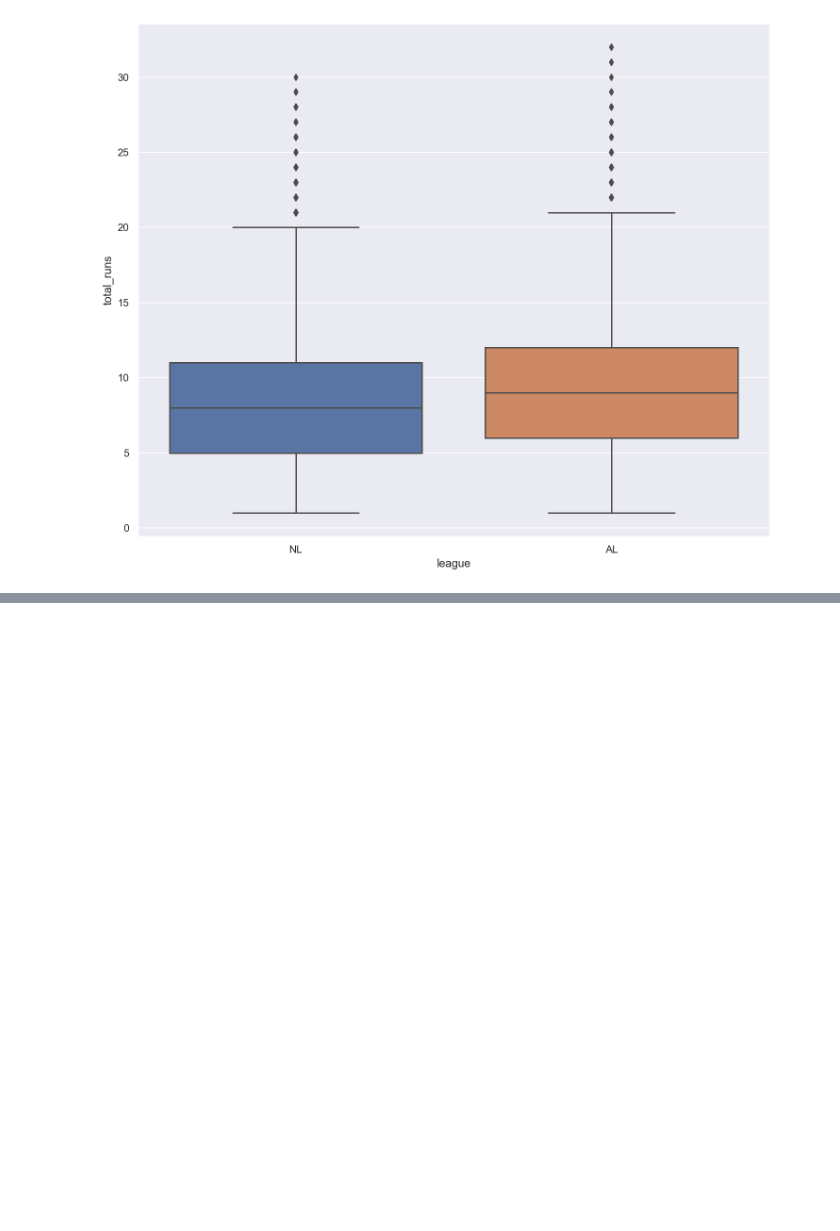
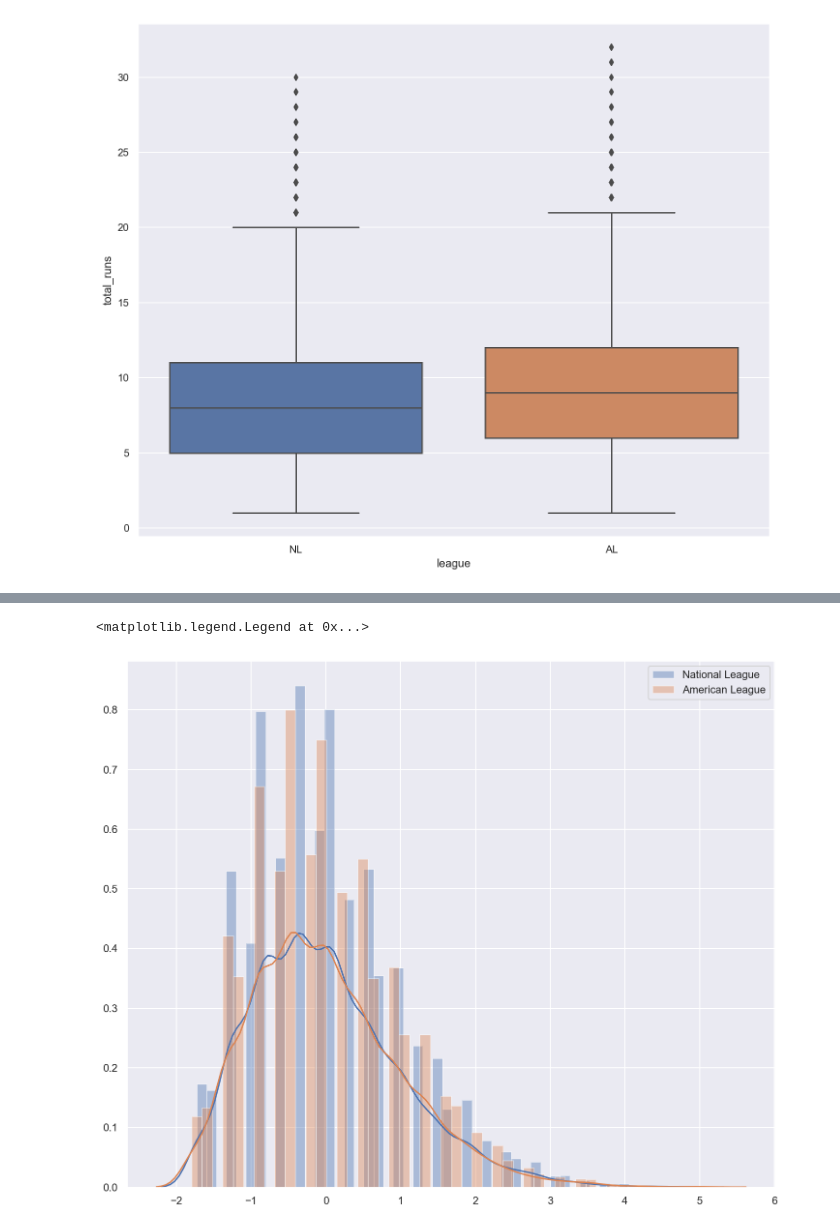
Before and after one commit to schlinkertc/MLB_Stats, a Jupyter notebook: analysis.ipynb, the cells around one changed output, grey strips where cells are left out. Drawn from its saved outputs; the diff is of its cells as text; code cells hidden in the pictures; blank space fills up the shorter version.

```diff
--- a/analysis.ipynb
+++ b/analysis.ipynb
@@ -140,0 +172,3 @@ runs_by_venue.set_index('venue_name')
+# %%
+NL_Zscores = stats.zscore(NL_runs)
+AL_Zscores = stats.zscore(AL_runs)
@@ -140,0 +183,9 @@ runs_by_venue.set_index('venue_name')
+# %%
+sns.distplot(NL_Zscores,label='National League')
+sns.distplot(AL_Zscores,label='American League')
+#plt.axvline(NL_runs.mean(),color='blue', linestyle='--', lw=3)
+#plt.axvline(AL_runs.mean(),color='orange', linestyle='--', lw=3)
+plt.legend()
+# %% [output]
+<matplotlib.legend.Legend at 0x...>
+[figure, added]
```
Also changed, not shown: parts of 24 cells of this notebook, 3 other files.
